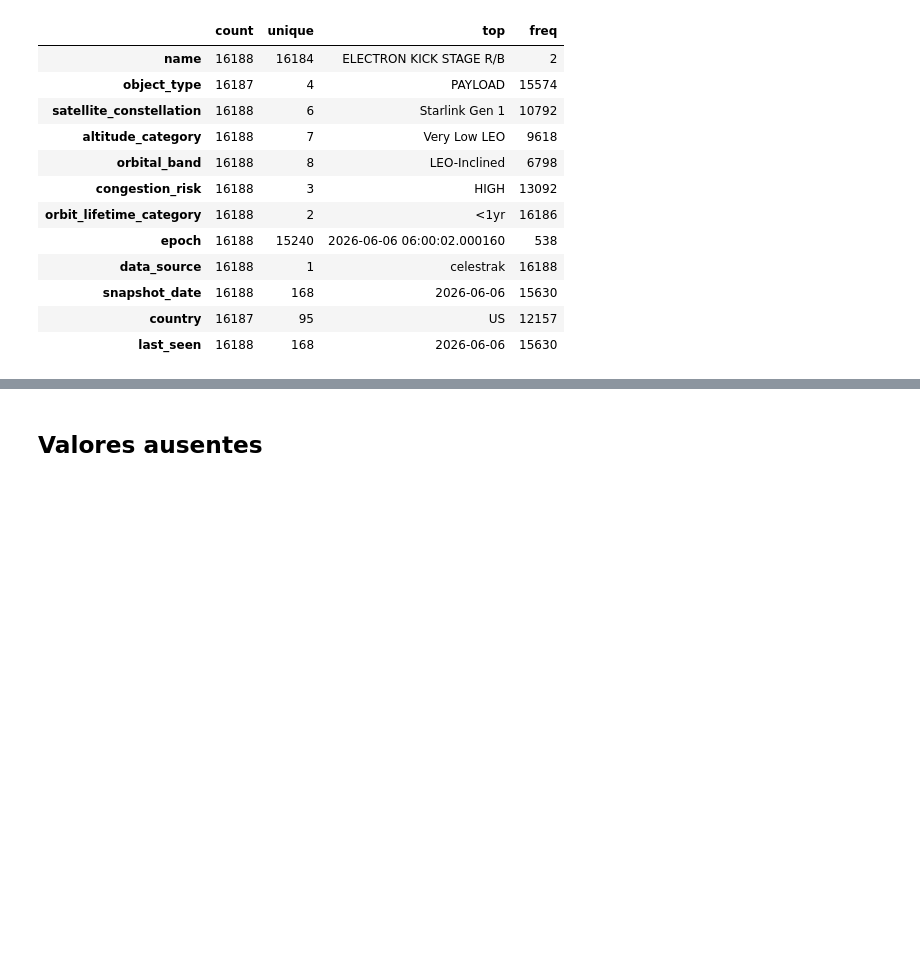
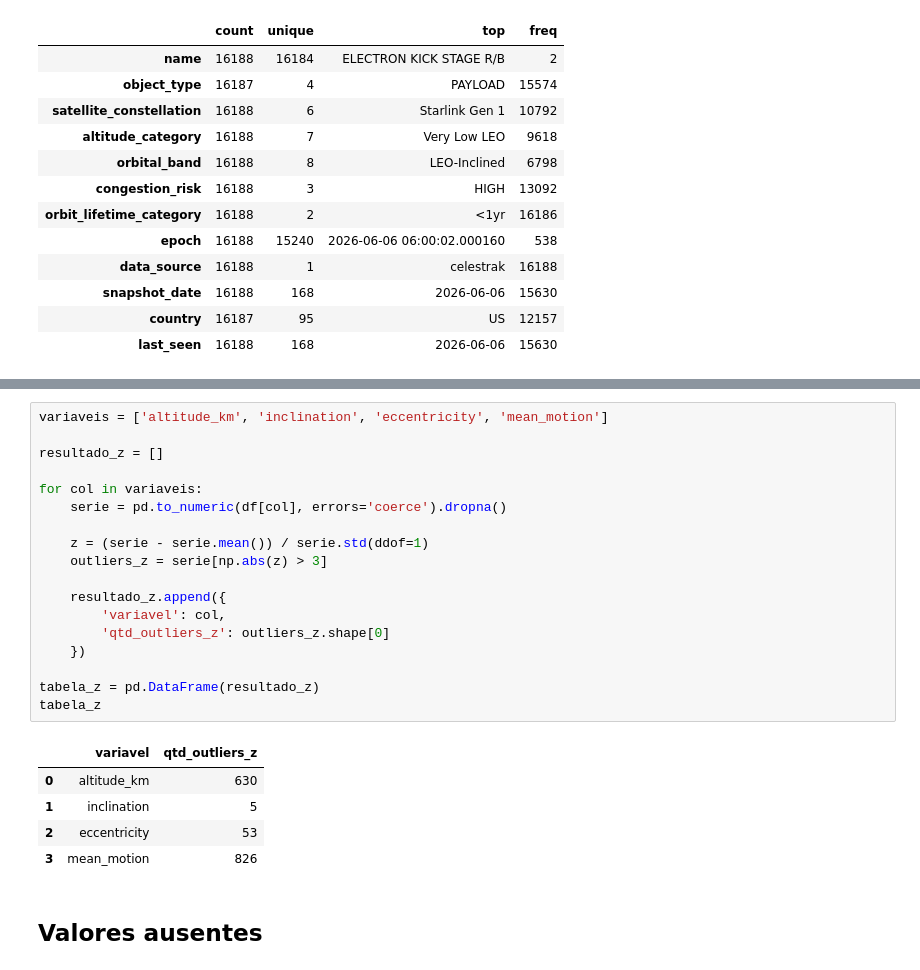
Before and after one commit to MGmanfre/GS-DataScience, a Jupyter notebook: data.ipynb, the cells around one changed output, grey strips where cells are left out. Saved outputs shown, nothing was run; the diff lists cells and outputs as text; blank space fills up the shorter version.

```diff
--- a/data.ipynb
+++ b/data.ipynb
@@ -155,3 +230,27 @@ See https://pandas.pydata.org/docs/user_guide/migration-3-strings.html#string-mi
+# %%
+variaveis = ['altitude_km', 'inclination', 'eccentricity', 'mean_motion']
+
+resultado_z = []
+
+for col in variaveis:
+    serie = pd.to_numeric(df[col], errors='coerce').dropna()
+
+    z = (serie - serie.mean()) / serie.std(ddof=1)
+    outliers_z = serie[np.abs(z) > 3]
+
+    resultado_z.append({
+        'variavel': col,
+        'qtd_outliers_z': outliers_z.shape[0]
+    })
+
+tabela_z = pd.DataFrame(resultado_z)
+tabela_z
+# %% [output]
+|  | variavel | qtd_outliers_z |
+| 0 | altitude_km | 630 |
+| 1 | inclination | 5 |
+| 2 | eccentricity | 53 |
+| 3 | mean_motion | 826 |
 # %% [markdown]
 ## Valores ausentes
 # %%
```
Also changed, not shown: parts of 20 cells of this notebook.
